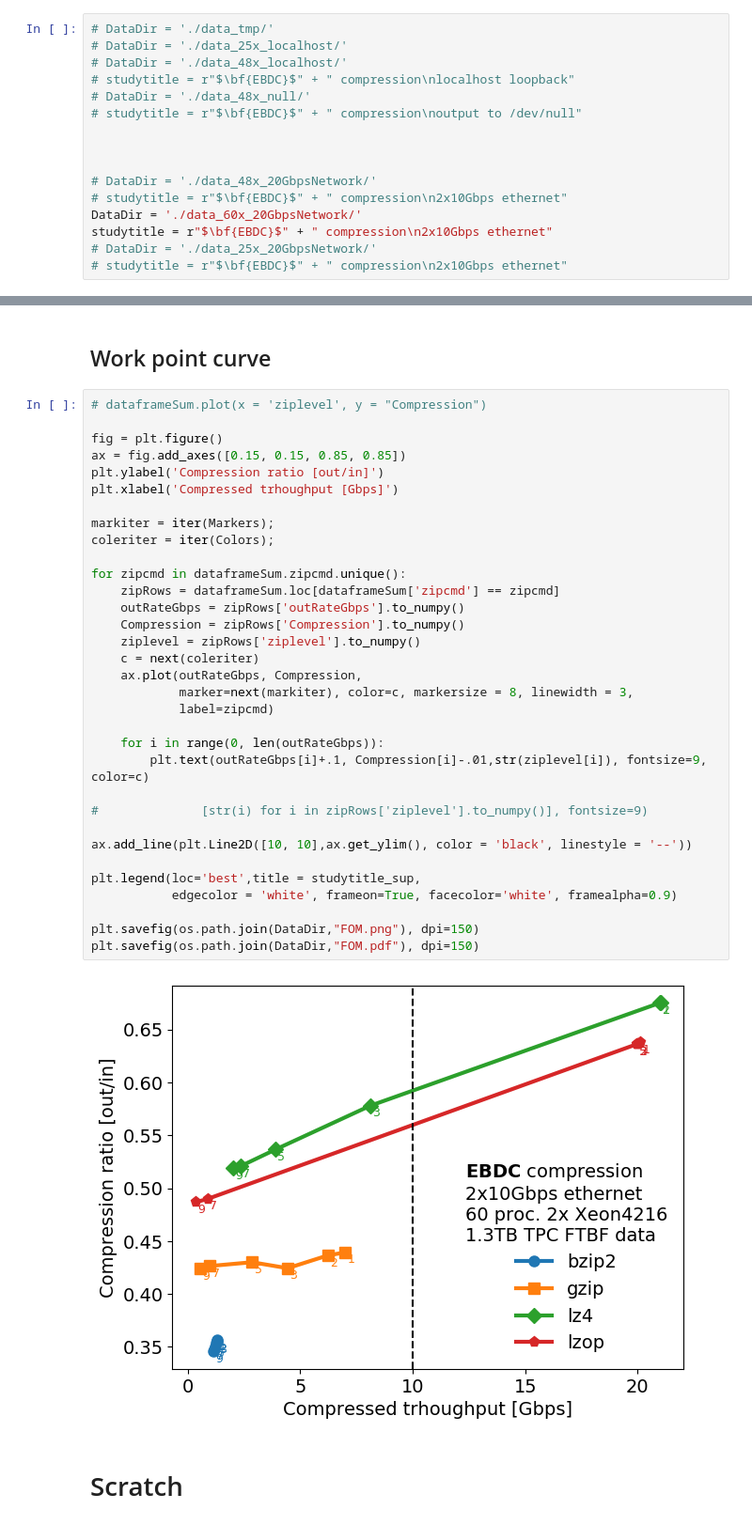
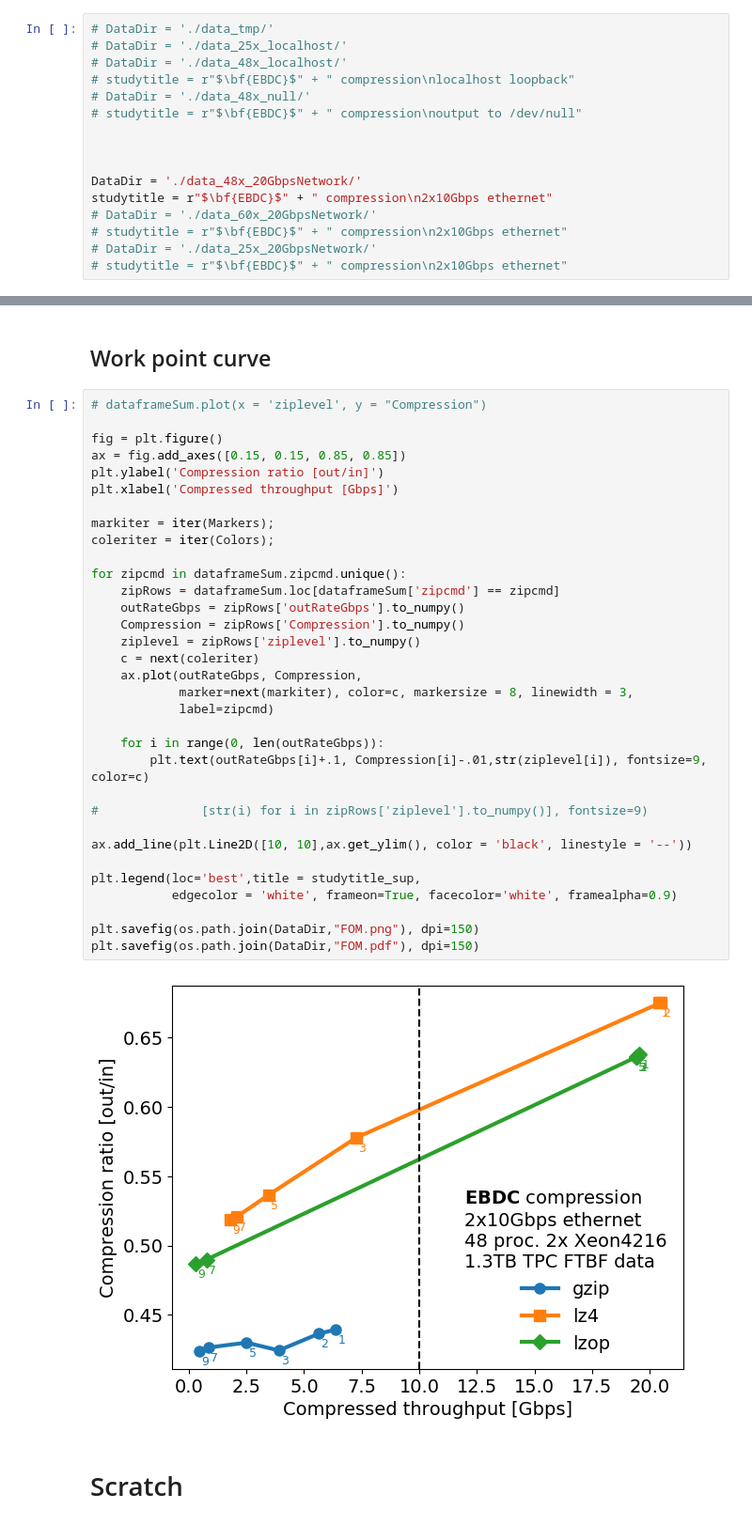
Before and after one commit to sPHENIX-Collaboration/ebdc_compression, a Jupyter notebook: RateAnalysis.ipynb, the cells around one changed output, grey strips where cells are left out. Shown: that part at 94% size. Saved outputs shown, nothing was run; the diff lists cells and outputs as text.

```diff
--- a/RateAnalysis.ipynb
+++ b/RateAnalysis.ipynb
@@ -18,10 +18,10 @@ The data is readout as `parallel` jobs via [start-compression.sh](/start-compres
 
 
 
-# DataDir = './data_48x_20GbpsNetwork/'
+DataDir = './data_48x_20GbpsNetwork/'
+studytitle = r"$\bf{EBDC}$" + " compression\n2x10Gbps ethernet"
+# DataDir = './data_60x_20GbpsNetwork/'
 # studytitle = r"$\bf{EBDC}$" + " compression\n2x10Gbps ethernet"
-DataDir = './data_60x_20GbpsNetwork/'
-studytitle = r"$\bf{EBDC}$" + " compression\n2x10Gbps ethernet"
 # DataDir = './data_25x_20GbpsNetwork/'
 # studytitle = r"$\bf{EBDC}$" + " compression\n2x10Gbps ethernet"
 # %%
@@ -247,35 +250,35 @@ plt.savefig(os.path.join(DataDir,"Throughput.pdf"), dpi=150)
 fig = plt.figure()
 ax = fig.add_axes([0.15, 0.15, 0.85, 0.85])
 plt.ylabel('Compression ratio [out/in]')
-plt.xlabel('Compressed trhoughput [Gbps]')
+plt.xlabel('Compressed throughput [Gbps]')
 
 markiter = iter(Markers);
 coleriter = iter(Colors);
 
 for zipcmd in dataframeSum.zipcmd.unique():
     zipRows = dataframeSum.loc[dataframeSum['zipcmd'] == zipcmd]
     outRateGbps = zipRows['outRateGbps'].to_numpy()
     Compression = zipRows['Compression'].to_numpy()
     ziplevel = zipRows['ziplevel'].to_numpy()
     c = next(coleriter)
     ax.plot(outRateGbps, Compression,
             marker=next(markiter), color=c, markersize = 8, linewidth = 3,
             label=zipcmd)
 
     for i in range(0, len(outRateGbps)):
         plt.text(outRateGbps[i]+.1, Compression[i]-.01,str(ziplevel[i]), fontsize=9, color=c)
 
 #              [str(i) for i in zipRows['ziplevel'].to_numpy()], fontsize=9)
 
 ax.add_line(plt.Line2D([10, 10],ax.get_ylim(), color = 'black', linestyle = '--'))
 
 plt.legend(loc='best',title = studytitle_sup,
            edgecolor = 'white', frameon=True, facecolor='white', framealpha=0.9)
 
 plt.savefig(os.path.join(DataDir,"FOM.png"), dpi=150)
 plt.savefig(os.path.join(DataDir,"FOM.pdf"), dpi=150)
 # %% [output]
-[figure, old version]
+[figure, new version]
 # %% [markdown]
 # Scratch
 # %%
```
Also changed, not shown: parts of 5 cells of this notebook, 7 other files.
